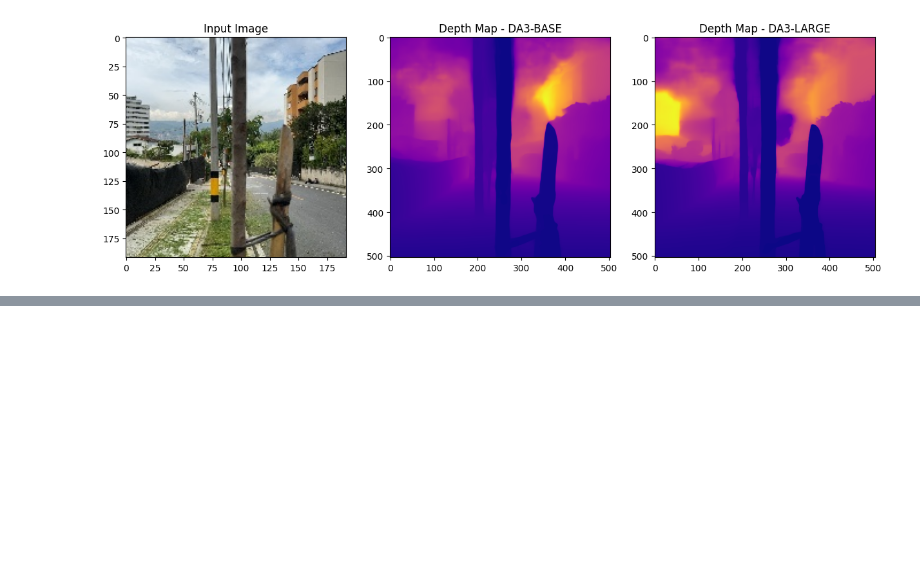
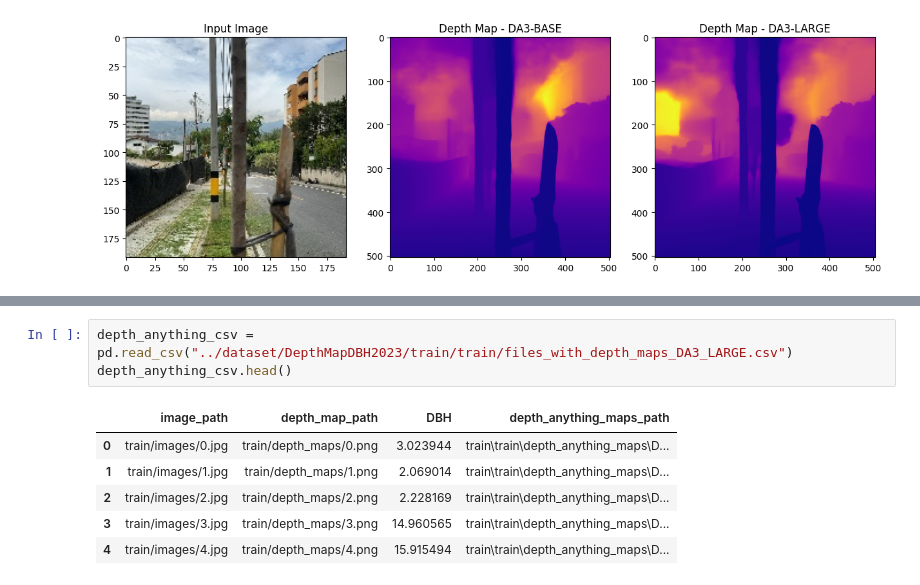
Before and after one commit to ovenmakemeheat/BKS-plant-search, a Jupyter notebook: notebooks/batch_dataset_generate.ipynb, the cells around one changed output, grey strips where cells are left out. Saved outputs shown, nothing was run; the diff lists cells and outputs as text; blank space fills up the shorter version.

```diff
--- a/notebooks/batch_dataset_generate.ipynb
+++ b/notebooks/batch_dataset_generate.ipynb
@@ -195,0 +181,10 @@ for split in ["train", "test"]:
+# %%
+depth_anything_csv = pd.read_csv("../dataset/DepthMapDBH2023/train/train/files_with_depth_maps_DA3_LARGE.csv")
+depth_anything_csv.head()
+# %% [output]
+|  | image_path | depth_map_path | DBH | depth_anything_maps_path |
+| 0 | train/images/0.jpg | train/depth_maps/0.png | 3.023944 | train\train\depth_anything_maps\D... |
+| 1 | train/images/1.jpg | train/depth_maps/1.png | 2.069014 | train\train\depth_anything_maps\D... |
+| 2 | train/images/2.jpg | train/depth_maps/2.png | 2.228169 | train\train\depth_anything_maps\D... |
+| 3 | train/images/3.jpg | train/depth_maps/3.png | 14.960565 | train\train\depth_anything_maps\D... |
+| 4 | train/images/4.jpg | train/depth_maps/4.png | 15.915494 | train\train\depth_anything_maps\D... |
```
Also changed, not shown: parts of 6 cells of this notebook, 21 other files.
